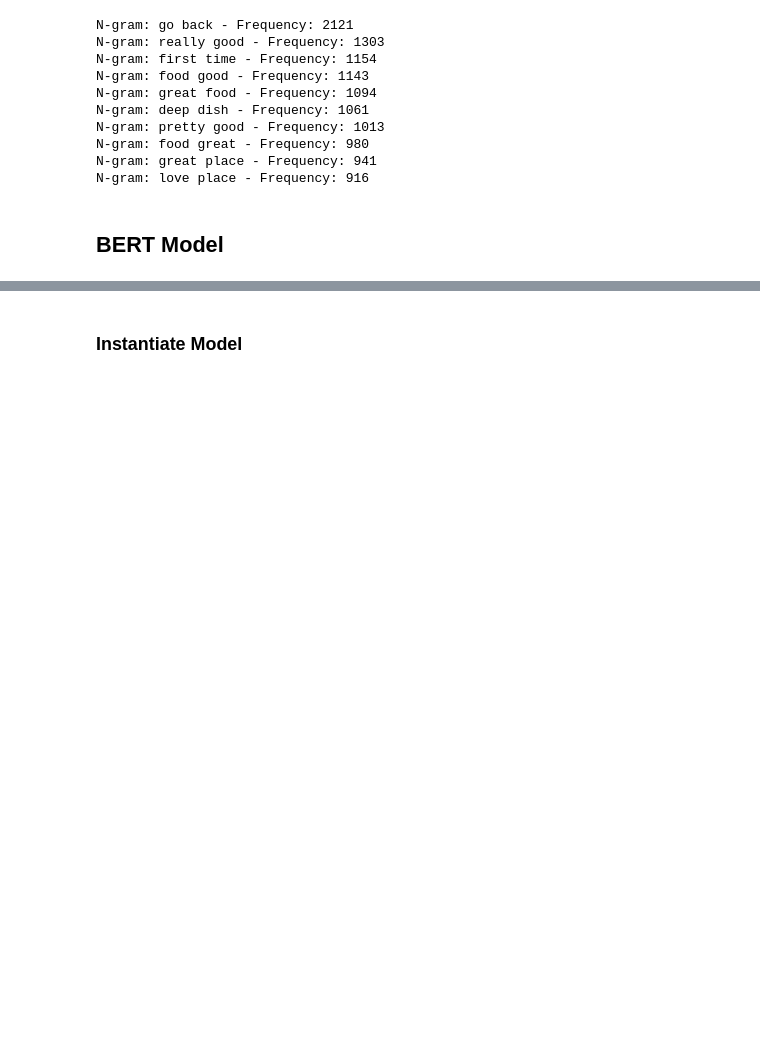
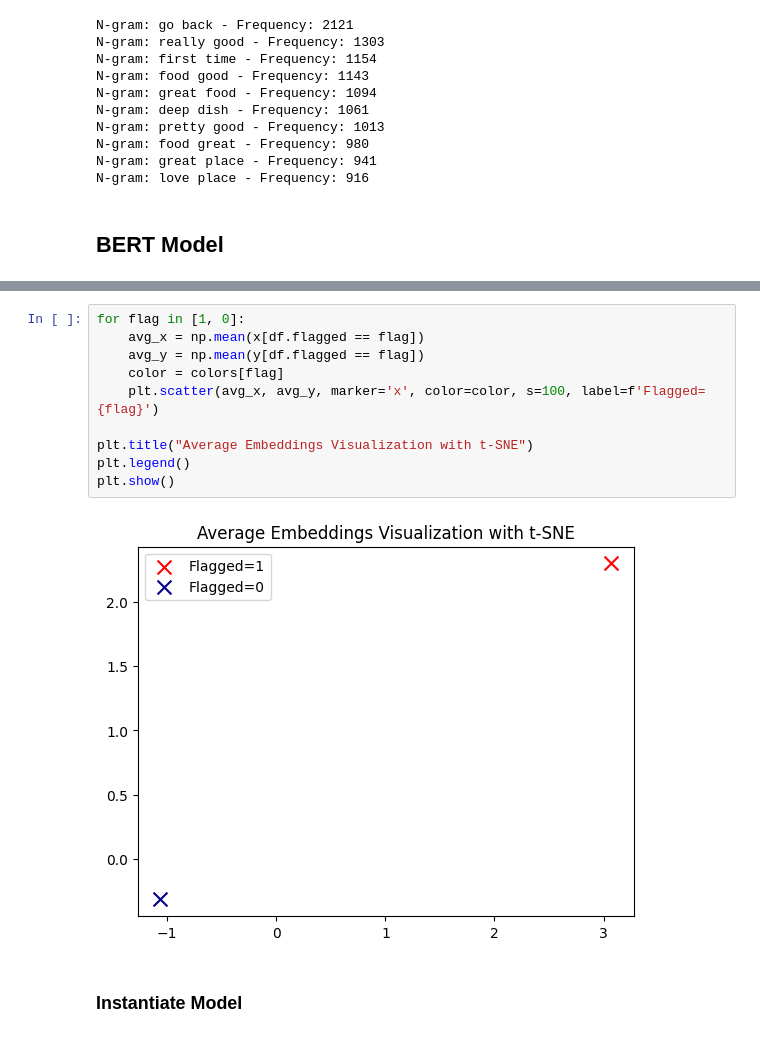
Before and after one commit to jesper1212/BT4012_Reviews, a Jupyter notebook: Notebooks/feature engineering/feature_engineering.ipynb, the cells around one changed output, grey strips where cells are left out. Cells and saved outputs as stored; diff of their text form; blank space fills up the shorter version.

```diff
--- a/Notebooks/feature engineering/feature_engineering.ipynb
+++ b/Notebooks/feature engineering/feature_engineering.ipynb
@@ -95,3 +177,15 @@ ModuleNotFoundError: No module named 'transformers.utils'
+# %%
+for flag in [1, 0]:
+    avg_x = np.mean(x[df.flagged == flag])
+    avg_y = np.mean(y[df.flagged == flag])
+    color = colors[flag]
+    plt.scatter(avg_x, avg_y, marker='x', color=color, s=100, label=f'Flagged={flag}')
+
+plt.title("Average Embeddings Visualization with t-SNE")
+plt.legend()
+plt.show()
+# %% [output]
+[figure, added]
 # %% [markdown]
 ### Instantiate Model
 # %%
```
Also changed, not shown: parts of 20 cells of this notebook.
